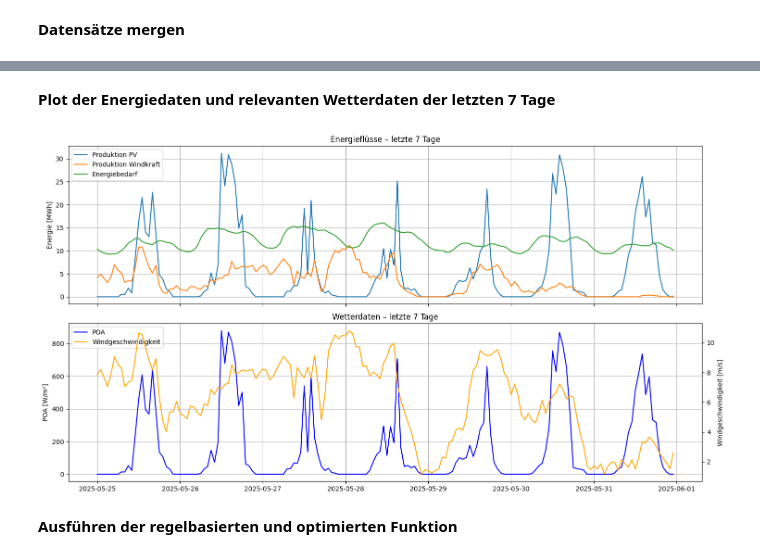
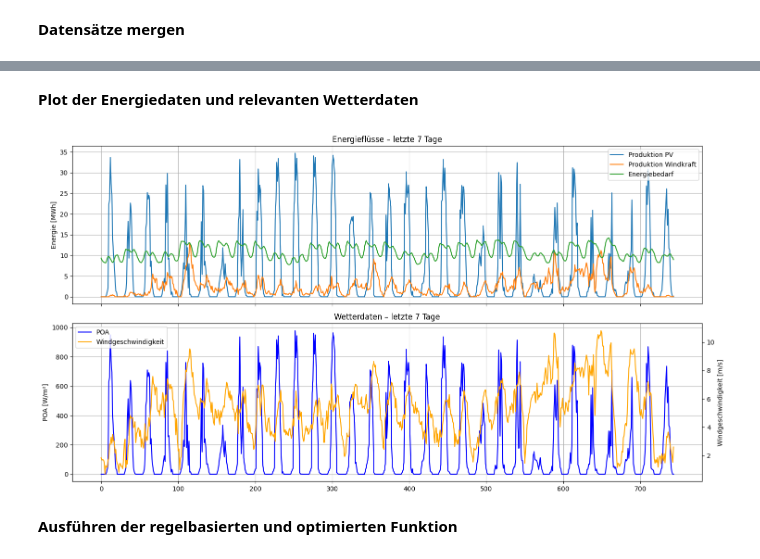
Before and after one commit to jgoeltsch/Forschungsseminar, a Jupyter notebook: ML_based_EMS.ipynb, the cells around one changed output, grey strips where cells are left out. Saved outputs shown, nothing was run; the diff lists cells and outputs as text; code cells hidden in the pictures.

Commit message:
Sliding Window in optimierte Funktion integriert; KPI Kalkulation ausgelagert

```diff
--- a/ML_based_EMS.ipynb
+++ b/ML_based_EMS.ipynb
@@ -48,6 +49,13 @@ num_houses = 39000  # Anzahl Haushalte
 # Strompreis
 export_factor = 0.25   # Anteil vom Spotpreis für Einspeisung
 price_low_quant  = 0.30   # Regelbasiert: Niedrigpreis-Schwelle
+
+# Parameter für Sliding Window
+start_month = 5  # Startmonat für das Sliding Window (1 bis 12)
+start_year = 2025  # Startjahr für das Sliding Window (2024/2025)
+cut_ds = 14  # Datensatz kürzen [Tage]
+window_days = 7    # Länge des Fensters [Tage]
+step_hours = 1    # Schrittweite [Stunden]
 # %% [markdown]
 **Ausführen der Vorbereitungsfunktionen**
 # %%
@@ -58,8 +66,35 @@ df_demand = get_demand(num_houses, yearly_demand)
 if df_weather is None or df_spot is None or df_demand is None:
     print("Abbruch.")
 
+for df in [df_weather, df_spot, df_demand]:
+    df["datetime"] = pd.to_datetime(df["datetime"])
+
+# Liegt das Startdatum im erlaubten Zeitraum?
+if (start_month < 1) or (start_month > 12) or (start_year < 2024) or (start_year > 2025) or (start_year == 2025 and start_month > 5):
+    raise ValueError("Startmonat/-jahr liegt außerhalb des erlaubten Zeitraums (01.01.2024 bis 31.05.2025).")
+
+# Zuschneiden der Datensätze auf gewünschten Monat und Jahr
+first_of_month = df_weather[
+    (df_weather["datetime"].dt.month == start_month) &
+    (df_weather["datetime"].dt.year == start_year)
+]["datetime"].min()
+if pd.isnull(first_of_month):
+    raise ValueError(f"Kein Datenpunkt für Monat {start_month} und Jahr {start_year} im Datensatz gefunden.")
+
+start = first_of_month
+end = start + pd.Timedelta(days=cut_ds)
+
+df_weather = df_weather[(df_weather["datetime"] >= start) & (df_weather["datetime"] < end)].reset_index(drop=True)
+df_spot = df_spot[(df_spot["datetime"] >= start) & (df_spot["datetime"] < end)].reset_index(drop=True)
+df_demand = df_demand[(df_demand["datetime"] >= start) & (df_demand["datetime"] < end)].reset_index(drop=True)
+
 display(df_weather.head())
+print(len(df_weather))
+
 display(df_spot.head())
+print(len(df_spot))
+
 display(df_demand.head())
+print(len(df_demand))
 # %% [output]
 |  | datetime | solarradiation | windspeed | temp | cloudcover | humidity | sealevelpressure |
@@ -133,10 +171,9 @@ spotprice                  0
 energy_demand              0
 dtype: int64
 # %% [markdown]
-**Plot der Energiedaten und relevanten Wetterdaten der letzten 7 Tage**
+**Plot der Energiedaten und relevanten Wetterdaten**
 # %%
-# Letzte 7 Tage extrahieren
-df_plot = df_merged.copy().set_index("datetime").last("7D")
+df_plot = df_merged.copy()
 
 # Figure mit zwei Subplots
 fig, (ax1, ax2) = plt.subplots(2, 1, figsize=(15, 8), sharex=True)
@@ -146,34 +183,34 @@ ax1.plot(df_plot.index, df_plot["solar_energy_production"], label="Produktion PV
 ax1.plot(df_plot.index, df_plot["wind_energy_production"], label="Produktion Windkraft")
 ax1.plot(df_plot.index, df_plot["energy_demand"], label="Energiebedarf")
 ax1.set_ylabel("Energie [MWh]")
 ax1.set_title("Energieflüsse – letzte 7 Tage")
 ax1.legend()
 ax1.grid(True)
 
 # Wetterdaten
 ax2a = ax2  # linke Achse
 ax2b = ax2a.twinx()  # rechte Achse
 
 line1, = ax2a.plot(df_plot.index, df_plot["poa_irradiance"], color="blue", label="POA")
 line2, = ax2b.plot(df_plot.index, df_plot["windspeed"] / 3.6, color="orange", label="Windgeschwindigkeit")
 
 ax2a.set_ylabel("POA [W/m²]")
 ax2a.tick_params(axis='y')
 ax2b.set_ylabel("Windgeschwindigkeit [m/s]")
 ax2b.tick_params(axis='y')
 ax2a.set_title("Wetterdaten – letzte 7 Tage")
 
 # Gemeinsame Legende unten
 lines = [line1, line2]
 labels = [line.get_label() for line in lines]
 ax2.grid(True)
 ax2a.legend(lines, labels, loc="upper left")
 
 plt.xlabel("Zeit")
 plt.tight_layout()
 plt.show()
 # %% [output]
-[figure, old version]
+[figure, new version]
 # %% [markdown]
 **Ausführen der regelbasierten und optimierten Funktion**
 # %%
```
Also changed, not shown: parts of 9 cells of this notebook, 7 other files.
